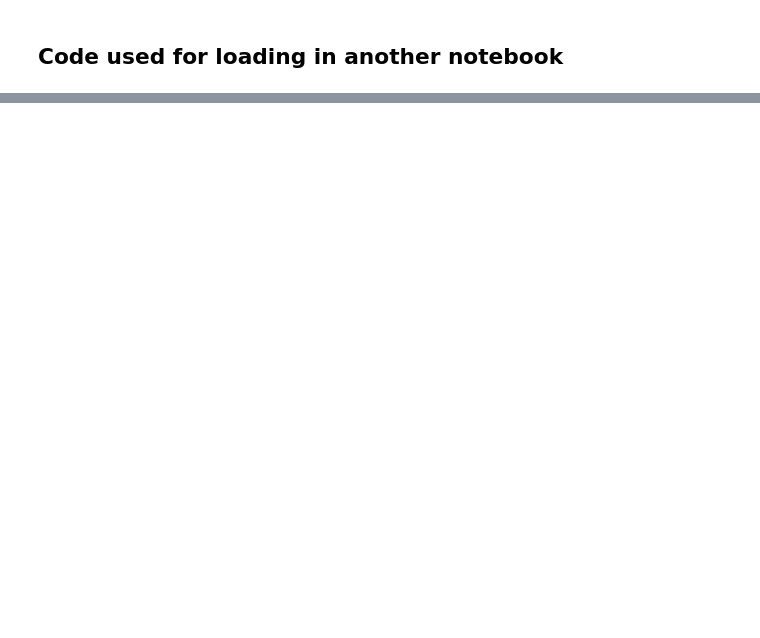
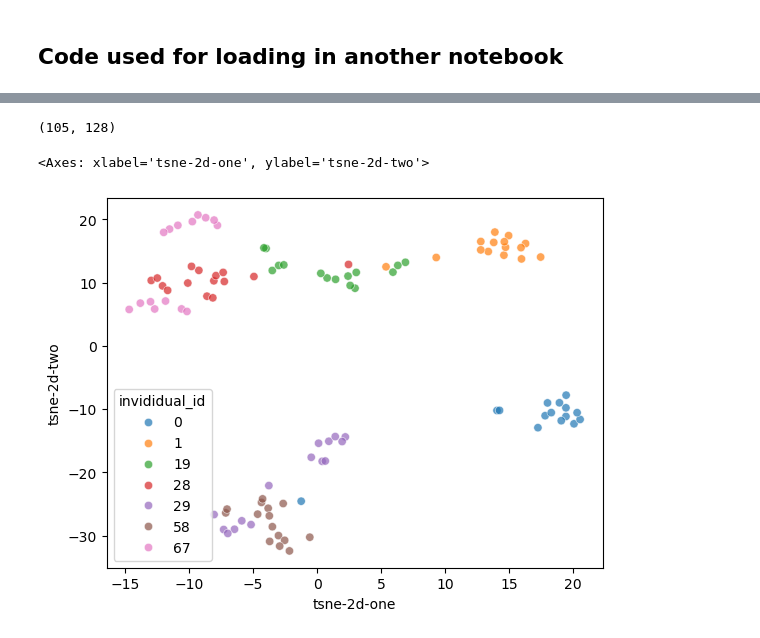
Before and after one commit to memben/gorillatracker, a Jupyter notebook: notebooks/test_embedding_generation.ipynb, the cells around one changed output, grey strips where cells are left out. Saved outputs shown, nothing was run; the diff lists cells and outputs as text; code cells hidden in the pictures; blank space fills up the shorter version.

```diff
--- a/notebooks/test_embedding_generation.ipynb
+++ b/notebooks/test_embedding_generation.ipynb
@@ -211,0 +378,27 @@ df = df.reset_index(drop=False)"""
+# %%
+# plot embeddings using t-SNE use one color for each individual_id
+
+from sklearn.manifold import TSNE
+import seaborn as sns
+
+tsne = TSNE(n_components=2, random_state=42, perplexity=10)
+X = torch.stack(embedding_img_table.embedding.to_list()).numpy().reshape(-1, 128)
+print(X.shape)
+X_2d = tsne.fit_transform(X)
+
+embedding_img_table["tsne-2d-one"] = X_2d[:, 0]
+embedding_img_table["tsne-2d-two"] = X_2d[:, 1]
+
+sns.scatterplot(
+    x="tsne-2d-one",
+    y="tsne-2d-two",
+    hue="invididual_id",
+    palette=sns.color_palette("tab10", len(embedding_img_table.invididual_id.unique())),
+    data=embedding_img_table,
+    legend="full",
+    alpha=0.7,
+)
+# %% [output]
+(105, 128)
+<Axes: xlabel='tsne-2d-one', ylabel='tsne-2d-two'>
+[figure, added]
```
Also changed, not shown: parts of 10 cells of this notebook, 6 other files.
